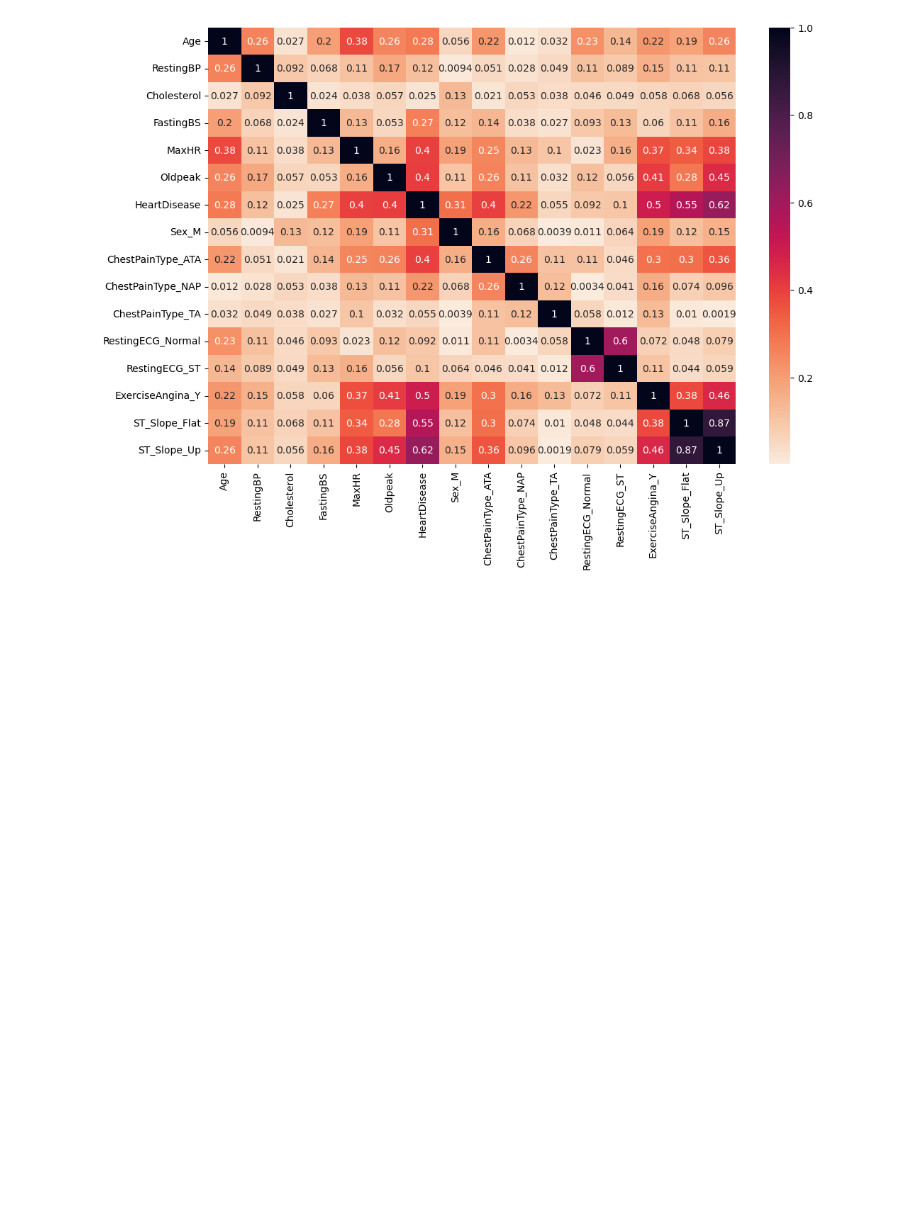
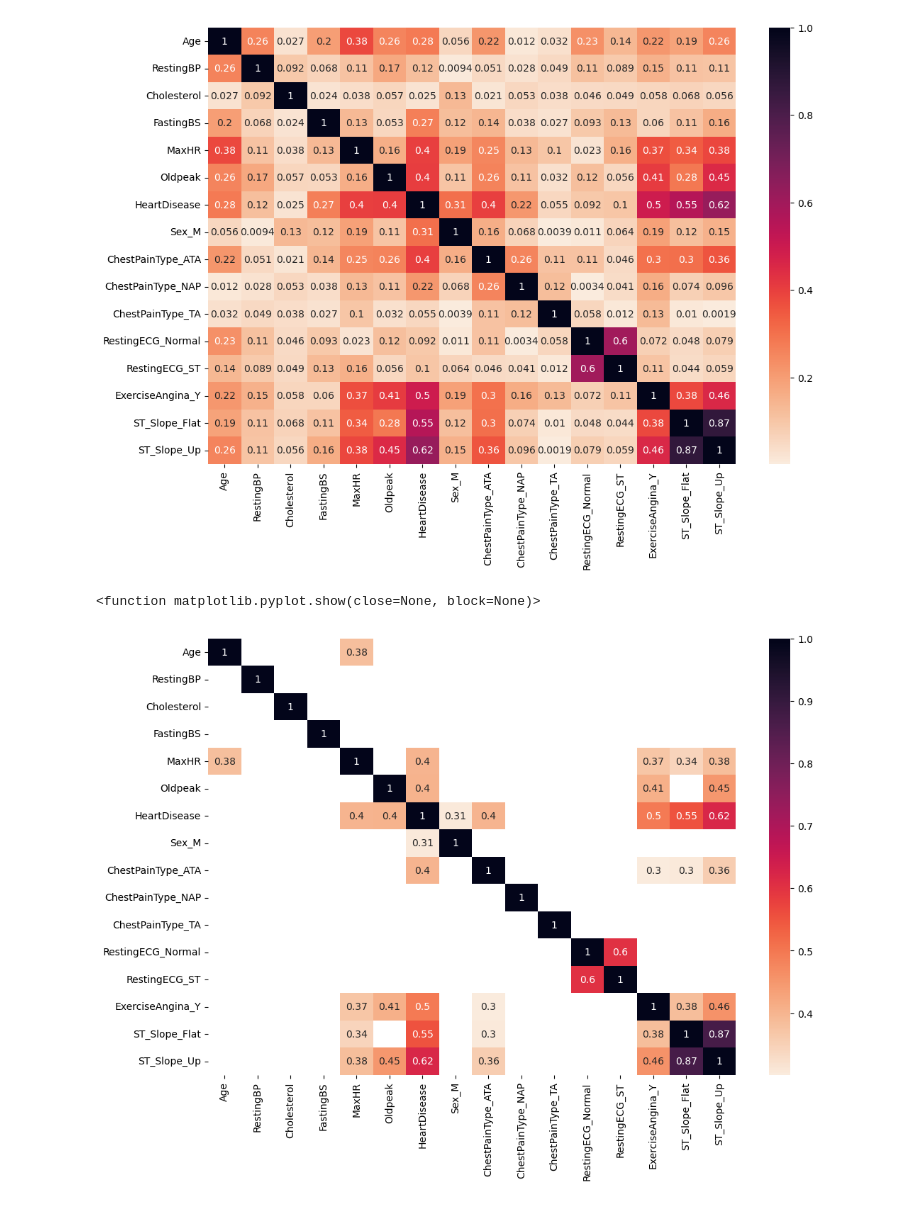
Before and after one commit to jgarcia9300/Proyecto-1-IA, a Jupyter notebook: proyecto2/heart_disease.ipynb, the cells around one changed output. Saved outputs shown, nothing was run; the diff lists cells and outputs as text; code cells hidden in the pictures; blank space fills up the shorter version.

```diff
--- a/proyecto2/heart_disease.ipynb
+++ b/proyecto2/heart_disease.ipynb
@@ -177,3 +177,12 @@ sns.heatmap(correlations, annot=True, cmap="rocket_r")
 plt.show()
 # %% [output]
 [figure]
+# %%
+#filtrar correlaciones mayores a 0.30
+
+plt.figure(figsize=(12,8))
+sns.heatmap(correlations[correlations > 0.30], annot=True, cmap="rocket_r")
+plt.show
+# %% [output]
+<function matplotlib.pyplot.show(close=None, block=None)>
+[figure, added]
```
Also changed, not shown: parts of 3 cells of this notebook, 2 other files.
